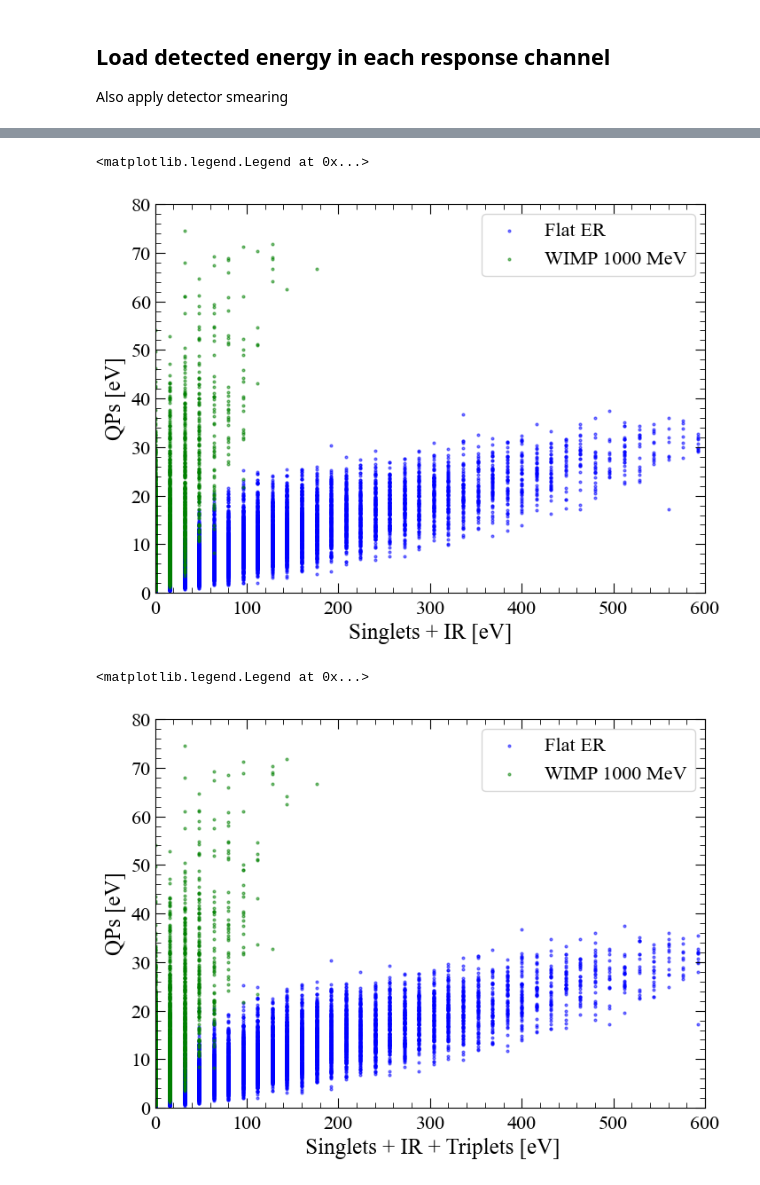
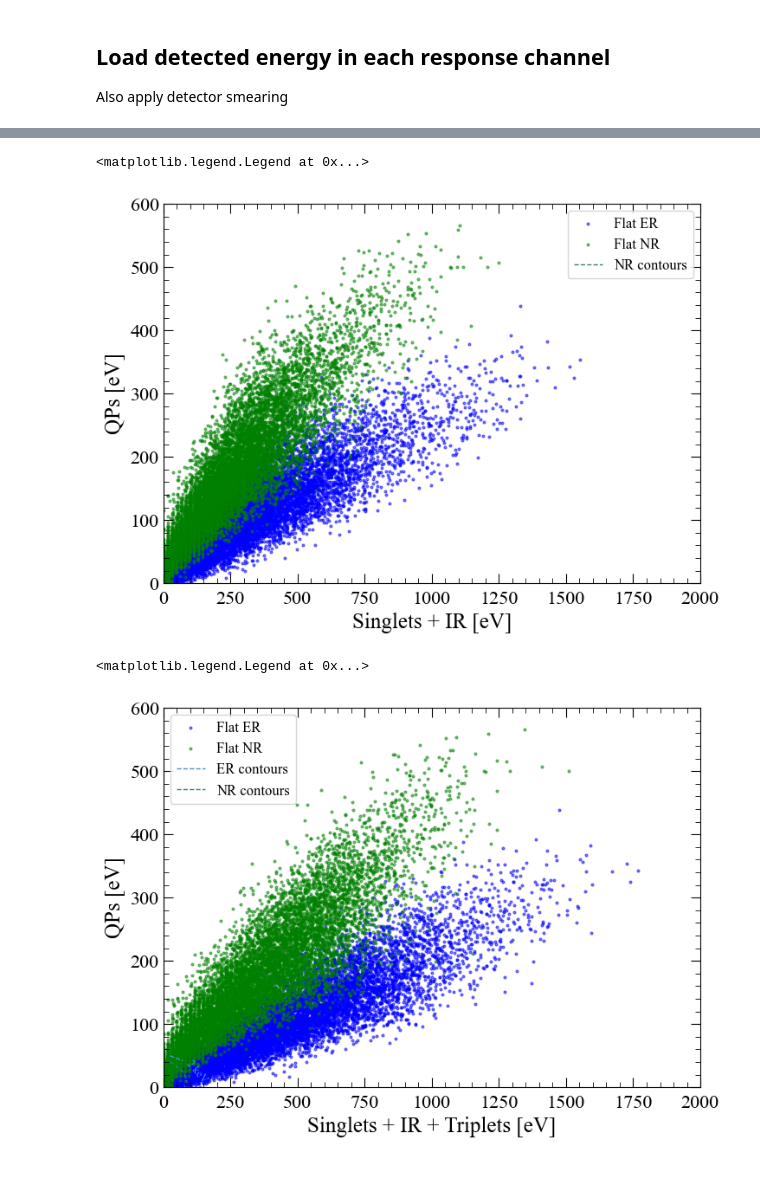
Before and after one commit to spice-herald/HeST, a Jupyter notebook: Example_notebooks/Channel_Signal_Distributions.ipynb, the cells around one changed output, grey strips where cells are left out. Cells and saved outputs as stored; diff of their text form; code cells hidden in the pictures.

```diff
--- a/Example_notebooks/Channel_Signal_Distributions.ipynb
+++ b/Example_notebooks/Channel_Signal_Distributions.ipynb
@@ -51,7 +51,7 @@ CHANNEL_NAMES = ['Singlet', 'Triplet', 'IR', 'QP/Evaporation']
 CHANNEL_COLORS = ['#1f77b4', '#ff7f0e', '#2ca02c', '#d62728']
 # %%
 # Load simulation results — set this to the .npz file produced by simulate_spectrum.py
-DATA_FILE = 'Sims/Spectrum_Flat_ER_energyMin_10_energyMax_1000_nEvents_10000_Heraldv1.npz'
+DATA_FILE = 'Sims/Spectrum_Flat_ER_energyMin_10_energyMax_10000_nEvents_10000_Heraldv1.npz'
 
 data = np.load(DATA_FILE, allow_pickle=True)
 
@@ -160,7 +350,7 @@ Summing over sensors
 # %%
 fig, ax = plt.subplots(1, 1, dpi=100)
 
-bins = np.linspace(0,1000,50)
+bins = np.linspace(0,2000,50)
 
 for ch in range(4):
     vals = detected_energy[:, ch]
@@ -349,13 +611,14 @@ plt.show()
 # %% [markdown]
 # Compare WIMP and Flat ER
 # %%
-ER_FILE = 'Sims/Spectrum_Flat_ER_energyMin_10_energyMax_1000_nEvents_10000_Heraldv1.npz'
-WIMP_FILE = 'Sims/Spectrum_Wimp_NR_wimpMass_1000MeV_nEvents_10000_Heraldv1.npz'
+ER_FILE = 'Sims/Spectrum_Flat_ER_energyMin_10_energyMax_10000_nEvents_10000_Heraldv1.npz'
+WIMP_FILE = 'Sims/Spectrum_Flat_NR_energyMin_10_energyMax_10000_nEvents_10000_Heraldv1.npz'
 
 er_data = np.load(ER_FILE, allow_pickle=True)
 wimp_data = np.load(WIMP_FILE, allow_pickle=True)
 
 print(f'ER:   {len(er_data["recoil_energies"])} events, spectrum={str(er_data["spectrum_mode"])}')
-print(f'WIMP: {len(wimp_data["recoil_energies"])} events, mass={float(wimp_data["wimp_mass"])} MeV')
+print(f'NR:   {len(wimp_data["recoil_energies"])} events, spectrum={str(wimp_data["spectrum_mode"])}')
+#print(f'WIMP: {len(wimp_data["recoil_energies"])} events, mass={float(wimp_data["wimp_mass"])} MeV')
 # %% [output]
 ER:   10000 events, spectrum=flat
@@ -470,27 +744,48 @@ ax.legend(frameon=True, fontsize=16)
 fig, ax = plt.subplots(1,1,dpi=100)
 
 ax.scatter(er_prompt_photon, er_qp, s=4, alpha=0.5, color='blue', label='Flat ER')
-ax.scatter(wimp_prompt_photon, wimp_qp, s=4, alpha=0.5, color='green', label=f'WIMP {float(wimp_data["wimp_mass"]):.0f} MeV')
+ax.scatter(wimp_prompt_photon, wimp_qp, s=4, alpha=0.5, color='green', label=f'Flat NR')
 
-ax.set_ylim(0,80)
-ax.set_xlim(0,600)
+ax.set_ylim(0,600)
+ax.set_xlim(0,2000)
 ax.set_xlabel('Singlets + IR [eV]')
 ax.set_ylabel('QPs [eV]')
-ax.legend(frameon=True, fontsize=16)
+
+draw_recoil_energy_contours(ax, er_data['recoil_energies'],
+                            er_prompt_photon, er_qp,
+                            contour_energies=[100, 500, 1000, 2000],
+                            color='#4a90d9', label='ER contours')
+draw_recoil_energy_contours(ax, wimp_data['recoil_energies'],
+                            wimp_prompt_photon, wimp_qp,
+                            contour_energies=[100, 500, 1000, 2000],
+                            color='#2d8659', label='NR contours')
+ax.legend(frameon=True, fontsize=12)
 # %% [output]
 <matplotlib.legend.Legend at 0x...>
-[figure, old version]
+[figure, new version]
 # %%
 fig, ax = plt.subplots(1,1,dpi=100)
 
-ax.scatter(er_prompt_photon+er_delayed_photon, er_qp, s=4, alpha=0.5, color='blue', label='Flat ER')
-ax.scatter(wimp_prompt_photon+wimp_delayed_photon, wimp_qp, s=4, alpha=0.5, color='green', label=f'WIMP {float(wimp_data["wimp_mass"]):.0f} MeV')
+er_all_photon = er_prompt_photon + er_delayed_photon
+nr_all_photon = wimp_prompt_photon + wimp_delayed_photon
 
-ax.set_ylim(0,80)
-ax.set_xlim(0,600)
-ax.set_xlabel(' Singlets + IR + Triplets [eV]')
+ax.scatter(er_all_photon, er_qp, s=4, alpha=0.5, color='blue', label='Flat ER')
+ax.scatter(nr_all_photon, wimp_qp, s=4, alpha=0.5, color='green', label=f'Flat NR')
+
+ax.set_ylim(0,600)
+ax.set_xlim(0,2000)
+ax.set_xlabel('Singlets + IR + Triplets [eV]')
 ax.set_ylabel('QPs [eV]')
-ax.legend(frameon=True, fontsize=16)
+
+draw_recoil_energy_contours(ax, er_data['recoil_energies'],
+                            er_all_photon, er_qp,
+                            contour_energies=[100, 500, 1000, 2000],
+                            color='#4a90d9', label='ER contours')
+draw_recoil_energy_contours(ax, wimp_data['recoil_energies'],
+                            nr_all_photon, wimp_qp,
+                            contour_energies=[100, 500, 1000, 2000],
+                            color='#2d8659', label='NR contours')
+ax.legend(frameon=True, fontsize=12)
 # %% [output]
 <matplotlib.legend.Legend at 0x...>
-[figure, old version]
+[figure, new version]
```
Also changed, not shown: parts of 18 cells of this notebook, 2 other files.
